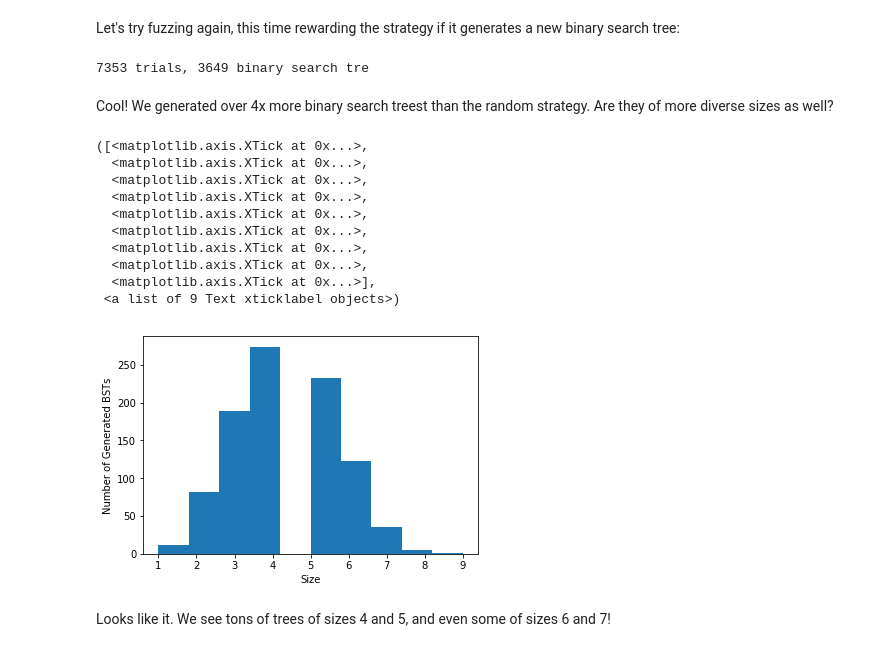
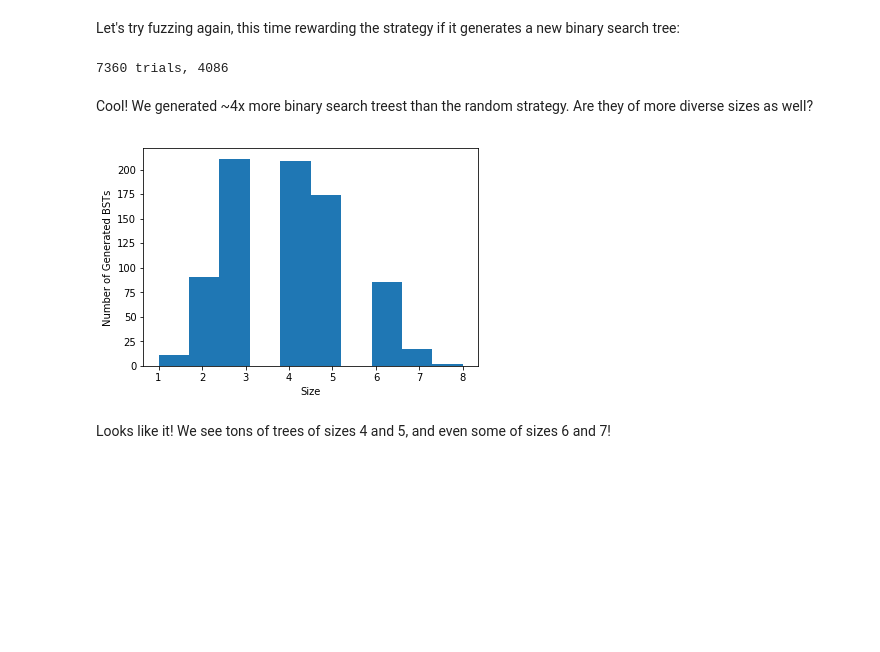
Before and after one commit to rbavishi/atlas, a Jupyter notebook: tutorials/03-rl-fuzz-testing-bst.ipynb, the cells around one changed output. Drawn from its saved outputs; the diff is of its cells as text; code cells hidden in the pictures; blank space fills up the shorter version.

```diff
--- a/tutorials/03-rl-fuzz-testing-bst.ipynb
+++ b/tutorials/03-rl-fuzz-testing-bst.ipynb
@@ -228,21 +181,14 @@ We can now use these learners to back all our calls to Select.
 from typing import Callable, Optional, Collection
 
 from atlas.operators import OpInfo
-from atlas.strategies import Strategy, operator
+from atlas.strategies import RandStrategy, operator
 
 
-class MCCStrategy(Strategy):
+class MCCStrategy(RandStrategy):
 
     def __init__(self):
         super().__init__()
         self.learners = {}
-
-    def generic_call(self, domain=None, context=None, op_info: OpInfo = None, handler: Optional[Callable] = None,
-                     **kwargs):
-        return handler(domain=domain, context=context, op_info=op_info, **kwargs)
-
-    def is_finished(self):
-        return False
 
     def get_learner(self, sid):
         if sid not in self.learners:
@@ -286,16 +234,16 @@ Let's try fuzzing again, this time rewarding the strategy if it generates a new
 # %%
 # Keep track of the valid BSTs we generate
 def fuzz():
-    n = 0
     num_bsts = 0
     unique_bsts = set()
-    generator = generate_tree
-    while n < TRIALS:
+    mcc_strategy = MCCStrategy()
+    generate_tree.set_default_strategy(mcc_strategy)
+
+    for n in range(1, TRIALS + 1):
         tree = generate_tree.call([])
-        tree_repr = tree.__repr__()
-        to_add = random.choice(range(-10,20))
-        is_bst = test_insert(tree, to_add)
-        if is_bst:
+        tree_repr = repr(tree)
+
+        if tree.is_bst():
             num_bsts += 1
             if tree_repr not in unique_bsts:
                 unique_bsts.add(tree_repr)
@@ -304,33 +252,24 @@ def fuzz():
                 mcc_strategy.reward(0)
         else:
             mcc_strategy.reward(-1)
-        n += 1
+
         print(f"{n} trials, {num_bsts} binary search trees, {len(unique_bsts)} unique BSTs", end='\r')
     return unique_bsts
 # %%
-trees = fuzz()
+bsts = fuzz()
 # %% [output]
-7353 trials, 3649 binary search tre
+7360 trials, 4086
 # %% [markdown]
-Cool! We generated over 4x more binary search treest than the random strategy. Are they of more diverse sizes as well?
+Cool! We generated ~4x more binary search treest than the random strategy. Are they of more diverse sizes as well?
 # %%
 # Size is the number of nodes in the tree
-sizes = [str_repr.count("(") for str_repr in trees]
+sizes = [str_repr.count("(") for str_repr in bsts]
 plt.hist(sizes)
 plt.ylabel("Number of Generated BSTs")
 plt.xlabel("Size")
 plt.xticks(list(set(sizes)))
+print()
 # %% [output]
-([<matplotlib.axis.XTick at 0x...>,
-  <matplotlib.axis.XTick at 0x...>,
-  <matplotlib.axis.XTick at 0x...>,
-  <matplotlib.axis.XTick at 0x...>,
-  <matplotlib.axis.XTick at 0x...>,
-  <matplotlib.axis.XTick at 0x...>,
-  <matplotlib.axis.XTick at 0x...>,
-  <matplotlib.axis.XTick at 0x...>,
-  <matplotlib.axis.XTick at 0x...>],
- <a list of 9 Text xticklabel objects>)
-[figure, old version]
+[figure, new version]
 # %% [markdown]
-Looks like it. We see tons of trees of sizes 4 and 5, and even some of sizes 6 and 7!
+Looks like it! We see tons of trees of sizes 4 and 5, and even some of sizes 6 and 7!
```
Also changed, not shown: parts of 7 cells of this notebook.
